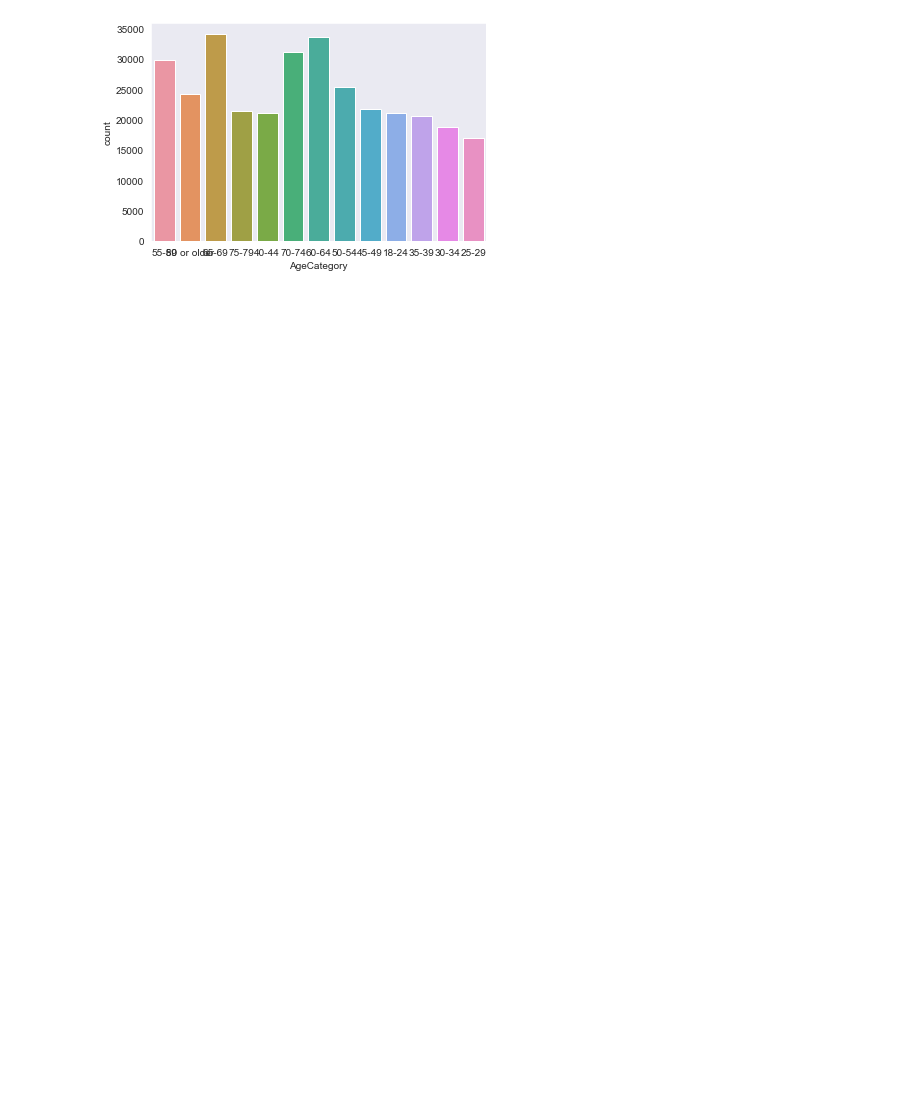
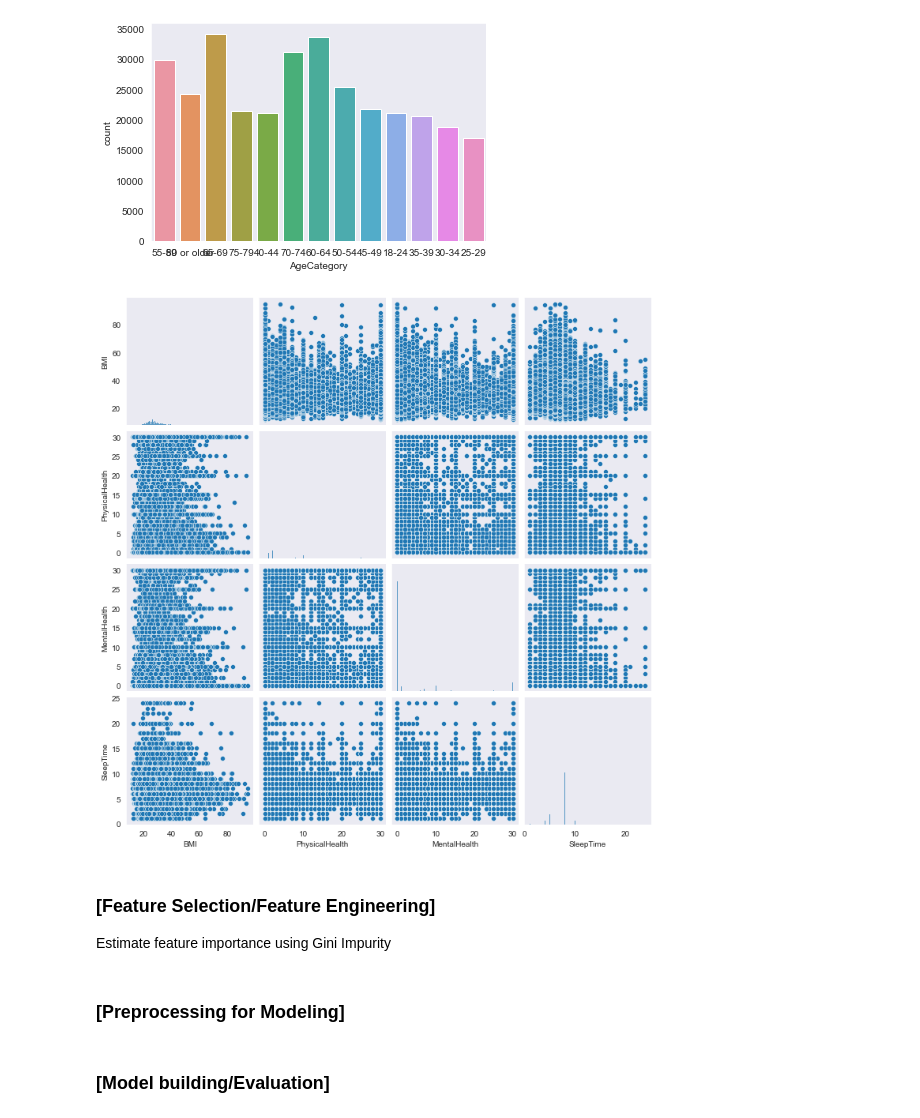
Before and after one commit to ChrisGarciaDS/HeartDisease, a Jupyter notebook: heartdisease.ipynb, the cells around one changed output. Cells and saved outputs as stored; diff of their text form; code cells hidden in the pictures; blank space fills up the shorter version.

```diff
--- a/heartdisease.ipynb
+++ b/heartdisease.ipynb
@@ -180,3 +210,9 @@ sns.countplot(data = heart_df, x = 'AgeCategory')
 plt.show()
 # %% [output]
 [figure]
+# %%
+# pairplots
+sns.pairplot(heart_df)
+plt.show()
+# %% [output]
+[figure, added]
@@ -182,0 +221,8 @@ plt.show()
+# %% [markdown]
+### [Feature Selection/Feature Engineering]
+
+Estimate feature importance using Gini Impurity
+# %% [markdown]
+### [Preprocessing for Modeling]
+# %% [markdown]
+### [Model building/Evaluation]
```
Also changed, not shown: parts of 11 cells of this notebook.
